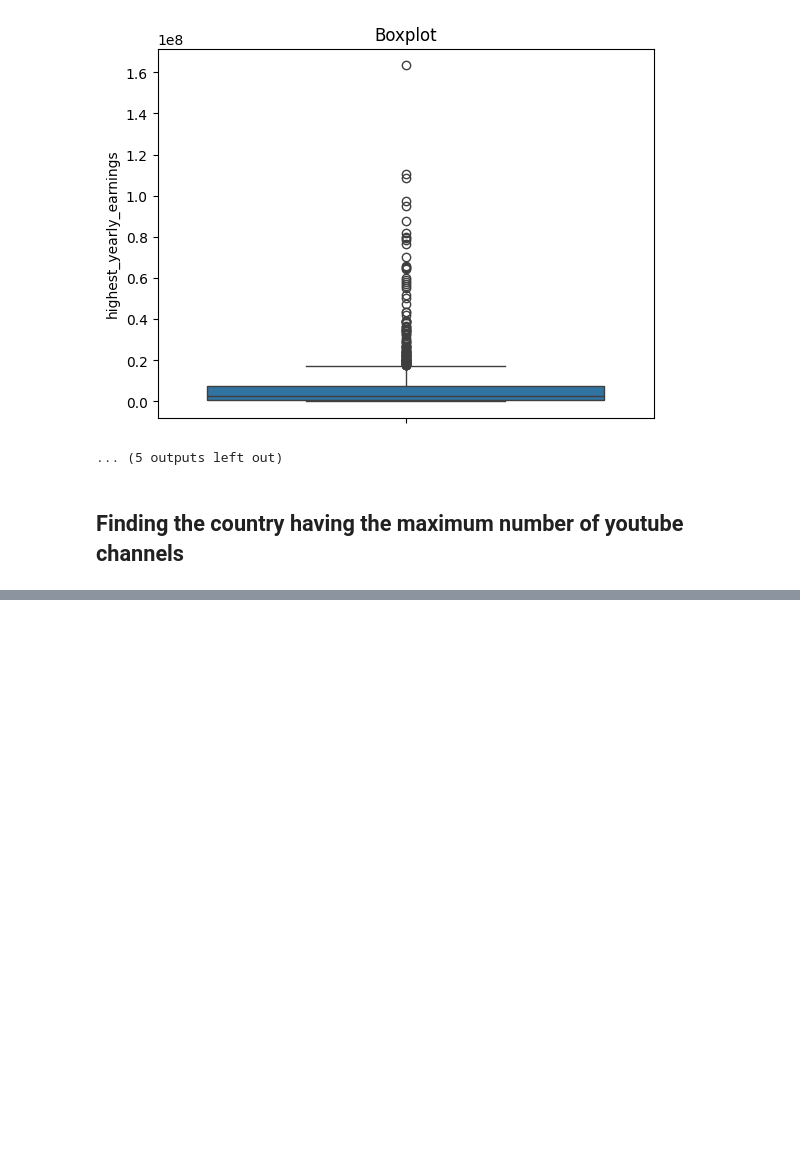
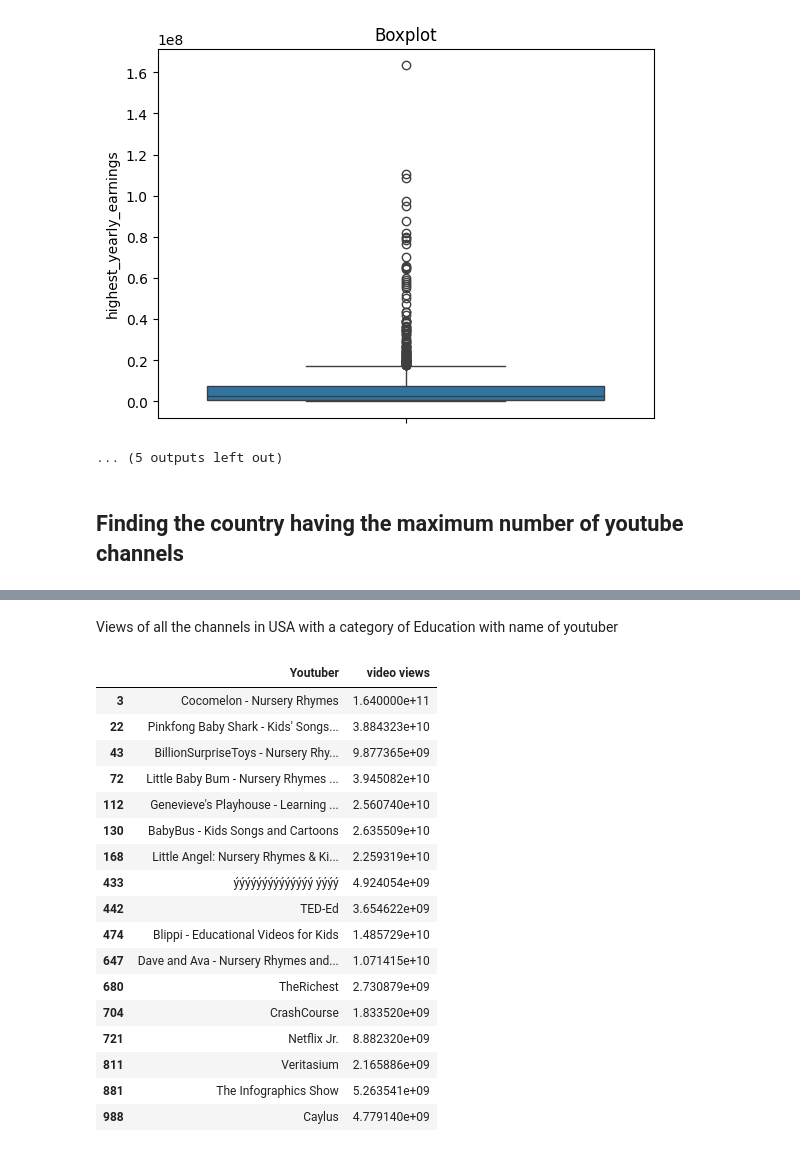
Before and after one commit to KavyaNair01/Machine_Learning, a Jupyter notebook: Pandas_practice.ipynb, the cells around one changed output, grey strips where cells are left out. Cells and saved outputs as stored; diff of their text form; code cells hidden in the pictures; blank space fills up the shorter version.

```diff
--- a/Pandas_practice.ipynb
+++ b/Pandas_practice.ipynb
@@ -127,0 +179,23 @@ df['Abbreviation'].value_counts()
+# %% [markdown]
+Views of all the channels in USA with a category of Education with name of youtuber
+# %%
+df.loc[((df['Country'] == 'United States') & (df['category'] == 'Education')),['Youtuber', 'video views']]
+# %% [output]
+|  | Youtuber | video views |
+| 3 | Cocomelon - Nursery Rhymes | 1.640000e+11 |
+| 22 | Pinkfong Baby Shark - Kids' Songs... | 3.884323e+10 |
+| 43 | BillionSurpriseToys - Nursery Rhy... | 9.877365e+09 |
+| 72 | Little Baby Bum - Nursery Rhymes ... | 3.945082e+10 |
+| 112 | Genevieve's Playhouse - Learning ... | 2.560740e+10 |
+| 130 | BabyBus - Kids Songs and Cartoons | 2.635509e+10 |
+| 168 | Little Angel: Nursery Rhymes & Ki... | 2.259319e+10 |
+| 433 | ýýýýýýýýýýýýýý ýýýý | 4.924054e+09 |
+| 442 | TED-Ed | 3.654622e+09 |
+| 474 | Blippi - Educational Videos for Kids | 1.485729e+10 |
+| 647 | Dave and Ava - Nursery Rhymes and... | 1.071415e+10 |
+| 680 | TheRichest | 2.730879e+09 |
+| 704 | CrashCourse | 1.833520e+09 |
+| 721 | Netflix Jr. | 8.882320e+09 |
+| 811 | Veritasium | 2.165886e+09 |
+| 881 | The Infographics Show | 5.263541e+09 |
+| 988 | Caylus | 4.779140e+09 |
```
Also changed, not shown: parts of 12 cells of this notebook.
